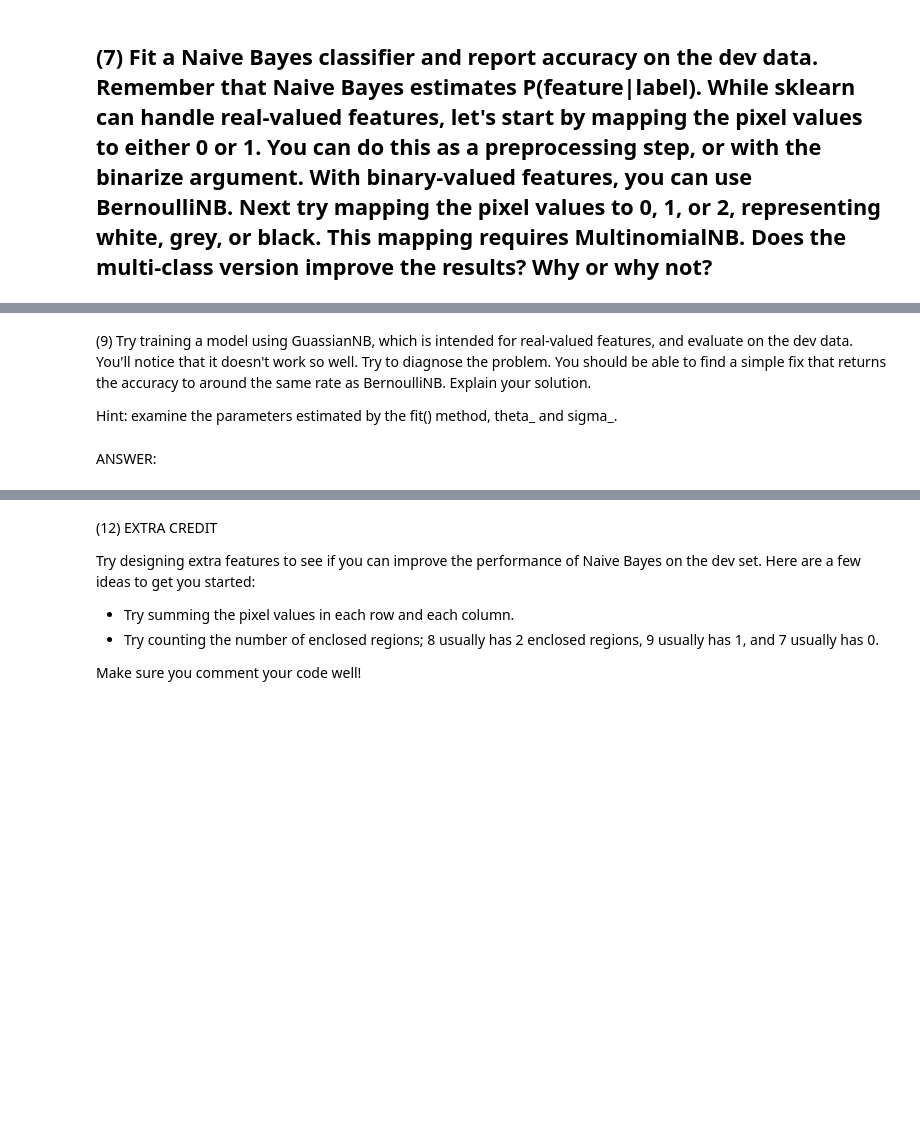
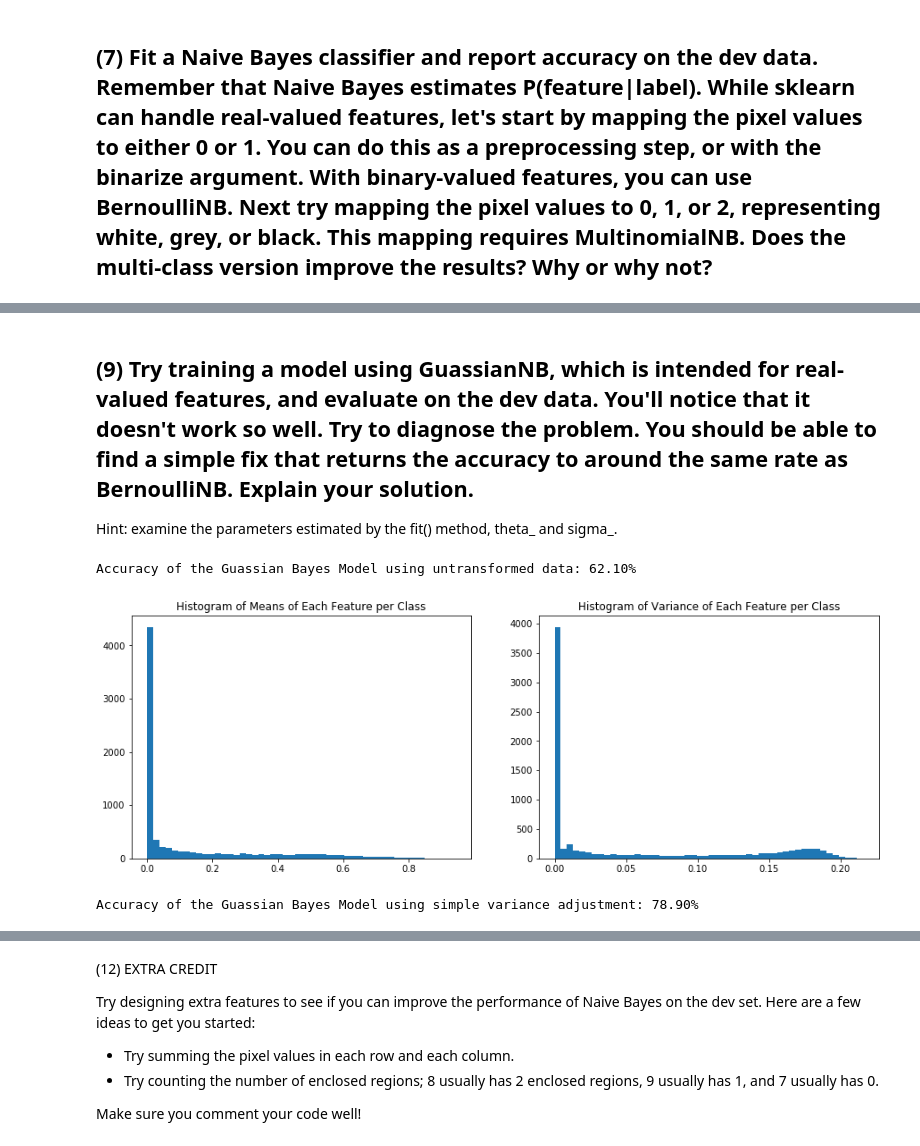
Before and after one commit to amkabatznick/MIDS-W207, a Jupyter notebook: Andrew_Kabatznick_p1.ipynb, the cells around one changed output, grey strips where cells are left out. Drawn from its saved outputs; the diff is of its cells as text; code cells hidden in the pictures; blank space fills up the shorter version.

```diff
--- a/Andrew_Kabatznick_p1.ipynb
+++ b/Andrew_Kabatznick_p1.ipynb
@@ -485,4 +600,4 @@ ANSWER:
 # %% [markdown]
-(9) Try training a model using GuassianNB, which is intended for real-valued features, and evaluate on the dev data. You'll notice that it doesn't work so well. Try to diagnose the problem. You should be able to find a simple fix that returns the accuracy to around the same rate as BernoulliNB. Explain your solution.
+## (9) Try training a model using GuassianNB, which is intended for real-valued features, and evaluate on the dev data. You'll notice that it doesn't work so well. Try to diagnose the problem. You should be able to find a simple fix that returns the accuracy to around the same rate as BernoulliNB. Explain your solution.
 
 Hint: examine the parameters estimated by the fit() method, theta\_ and sigma\_.
@@ -498,2 +604,30 @@ Hint: examine the parameters estimated by the fit() method, theta\_ and sigma\_.
-# %% [markdown]
-ANSWER:
+# %%
+def P9():
+    ### STUDENT END ###
+    #Builds Guassian Model
+    GNB = GaussianNB()
+    GNB.fit(mini_train_data,mini_train_labels)
+    print('\033[1mAccuracy of the Guassian Bayes Model using untransformed data: {0:.2f}%\033[0m'.format(GNB.score(dev_data,dev_labels)*100))
+    #Plots the Histograms of the original theta_ and sigma_
+    plt.figure(figsize=(15,5))
+    plt.subplot(1,2,1)
+    #Plots theta
+    plt.hist(GNB.theta_.flatten(),50);
+    plt.title('Histogram of Means of Each Feature per Class');
+    plt.subplot(1,2,2)
+    #plots sigma
+    plt.hist(GNB.sigma_.flatten(),50);
+    plt.title('Histogram of Variance of Each Feature per Class');
+    plt.show()
+
+    #Adds constant to the variance, to move variance away from 0
+    GNB.sigma_ = GNB.sigma_+0.01
+    print('\033[1mAccuracy of the Guassian Bayes Model using simple variance adjustment: {0:.2f}%\033[0m'.format(GNB.score(dev_data,dev_labels)*100))
+    return GNB
+    ### STUDENT END ###
+
+gnb = P9()
+# %% [output]
+Accuracy of the Guassian Bayes Model using untransformed data: 62.10%
+[figure, added]
+Accuracy of the Guassian Bayes Model using simple variance adjustment: 78.90%
```
Also changed, not shown: parts of 30 cells of this notebook, 2 other files.
